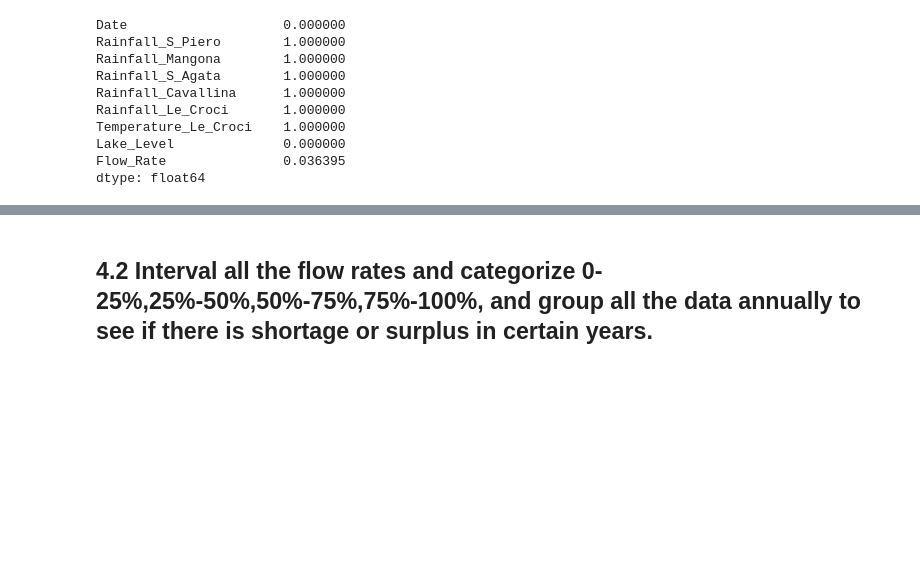
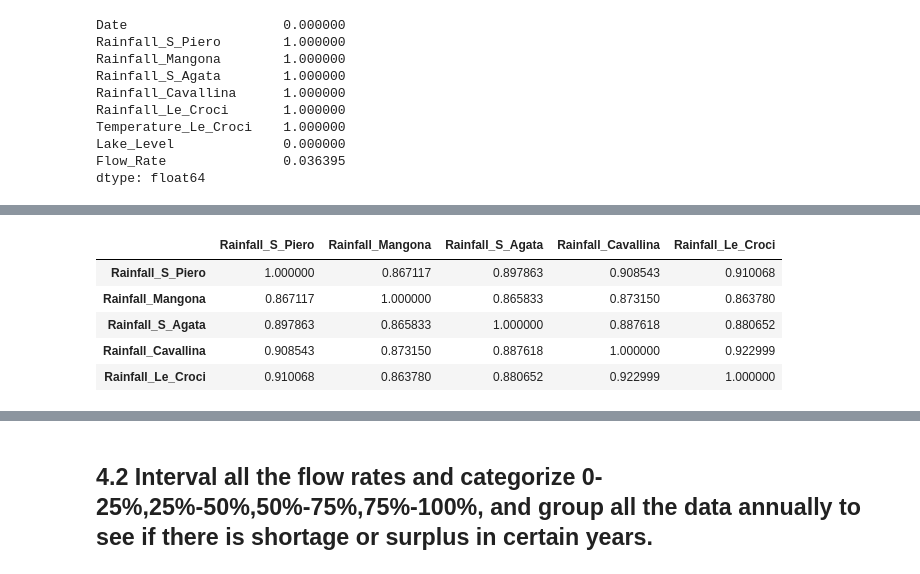
Before and after one commit to benuh/MATH189A_FINAL, a Jupyter notebook: FinalReport.ipynb, the cells around one changed output, grey strips where cells are left out. Saved outputs shown, nothing was run; the diff lists cells and outputs as text; code cells hidden in the pictures; blank space fills up the shorter version.

```diff
--- a/FinalReport.ipynb
+++ b/FinalReport.ipynb
@@ -44,0 +90,9 @@ Lake_Bilancino_Cut['Year'] = Lake_Bilancino_Cut.Date.apply(lambda x: x[6:10])
+# %%
+bilancino[['Rainfall_S_Piero', 'Rainfall_Mangona', 'Rainfall_S_Agata', 'Rainfall_Cavallina', 'Rainfall_Le_Croci']].corr()
+# %% [output]
+|  | Rainfall_S_Piero | Rainfall_Mangona | Rainfall_S_Agata | Rainfall_Cavallina | Rainfall_Le_Croci |
+| Rainfall_S_Piero | 1.000000 | 0.867117 | 0.897863 | 0.908543 | 0.910068 |
+| Rainfall_Mangona | 0.867117 | 1.000000 | 0.865833 | 0.873150 | 0.863780 |
+| Rainfall_S_Agata | 0.897863 | 0.865833 | 1.000000 | 0.887618 | 0.880652 |
+| Rainfall_Cavallina | 0.908543 | 0.873150 | 0.887618 | 1.000000 | 0.922999 |
+| Rainfall_Le_Croci | 0.910068 | 0.863780 | 0.880652 | 0.922999 | 1.000000 |
```
Also changed, not shown: parts of 23 cells of this notebook, 1 other file.
